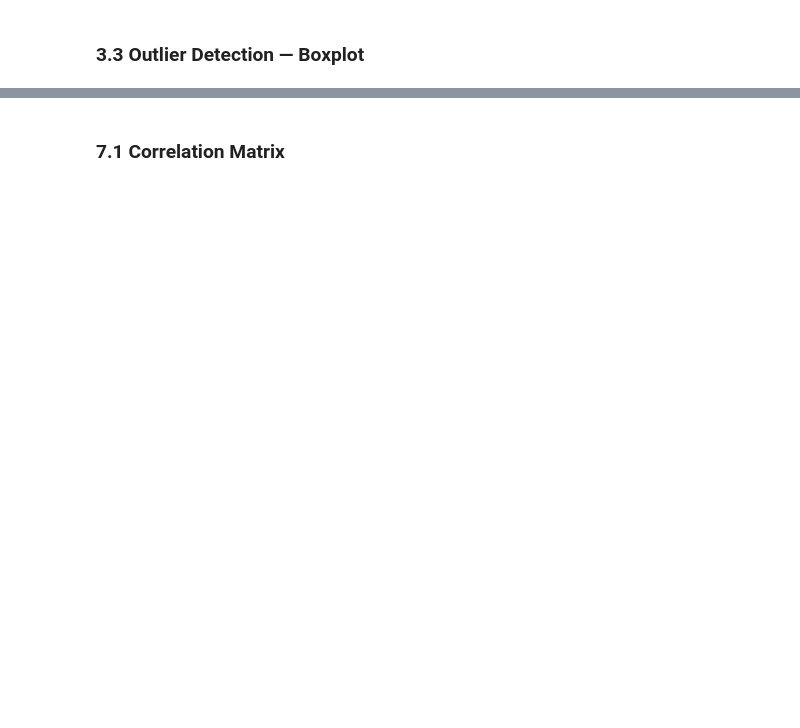
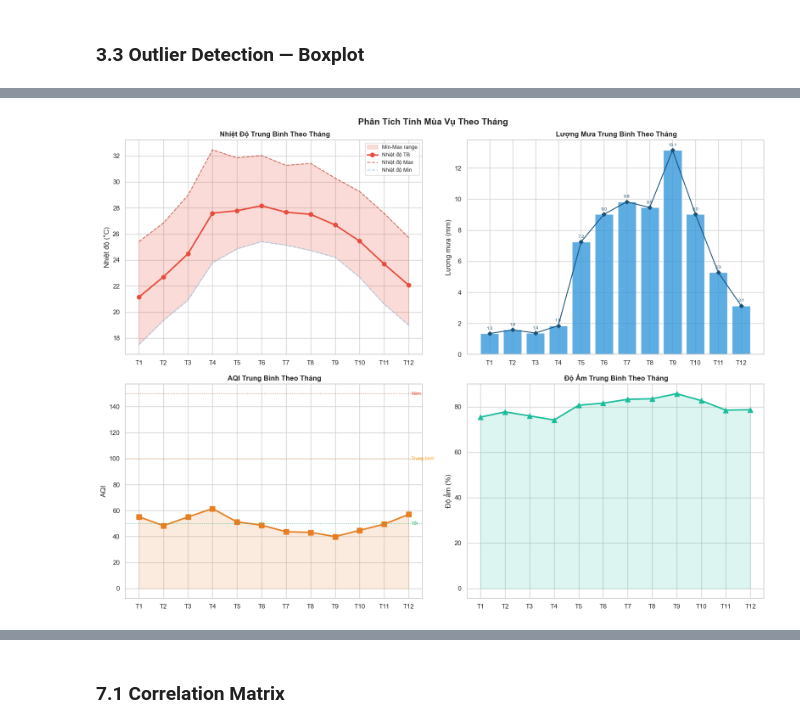
Before and after one commit to ltchcmus/-DataVis--WeatherVietNam, a Jupyter notebook: notebooks/EDA.ipynb, the cells around one changed output, grey strips where cells are left out. Cells and saved outputs as stored; diff of their text form; code cells hidden in the pictures; blank space fills up the shorter version.

```diff
--- a/notebooks/EDA.ipynb
+++ b/notebooks/EDA.ipynb
@@ -271,43 +386,45 @@ ax.fill_between(monthly['month'], monthly['temp_min'], monthly['temp_max'], alph
 ax.plot(monthly['month'], monthly['temp_mean'], color='#e74c3c', marker='o', linewidth=2.5, markersize=7, label='Nhiệt độ TB')
 ax.plot(monthly['month'], monthly['temp_max'], color='#c0392b', linestyle='--', linewidth=1.5, alpha=0.7, label='Nhiệt độ Max')
 ax.plot(monthly['month'], monthly['temp_min'], color='#85c1e9', linestyle='--', linewidth=1.5, alpha=0.7, label='Nhiệt độ Min')
-ax.set_title('🌡️ Nhiệt Độ Trung Bình Theo Tháng', fontsize=12, fontweight='bold')
+ax.set_title(' Nhiệt Độ Trung Bình Theo Tháng', fontsize=12, fontweight='bold')
 ax.set_xticks(range(1, 13)); ax.set_xticklabels(months_label)
 ax.set_ylabel('Nhiệt độ (°C)'); ax.legend(fontsize=9)
 
 # Lượng mưa
 ax = axes[0, 1]
 bars = ax.bar(monthly['month'], monthly['rain'], color='#3498db', alpha=0.8, edgecolor='white')
 ax.plot(monthly['month'], monthly['rain'], color='#1a5276', marker='D', linewidth=1.5, markersize=5)
-ax.set_title('🌧️ Lượng Mưa Trung Bình Theo Tháng', fontsize=12, fontweight='bold')
+ax.set_title(' Lượng Mưa Trung Bình Theo Tháng', fontsize=12, fontweight='bold')
 ax.set_xticks(range(1, 13)); ax.set_xticklabels(months_label)
 ax.set_ylabel('Lượng mưa (mm)')
 for bar, val in zip(bars, monthly['rain']):
     ax.text(bar.get_x() + bar.get_width()/2, bar.get_height() + 0.2, f'{val:.1f}',
             ha='center', va='bottom', fontsize=7.5, color='#1a5276')
 
 # AQI
 ax = axes[1, 0]
 ax.plot(monthly['month'], monthly['aqi'], color='#e67e22', marker='s', linewidth=2.5, markersize=8)
 ax.fill_between(monthly['month'], monthly['aqi'], alpha=0.15, color='#e67e22')
 for thresh, lbl, clr in [(50,'Tốt','#27ae60'),(100,'Trung bình','#f39c12'),(150,'Kém','#e74c3c')]:
     ax.axhline(thresh, color=clr, linestyle=':', alpha=0.7, linewidth=1.2)
     ax.text(12.1, thresh, lbl, color=clr, va='center', fontsize=8)
-ax.set_title('🌫️ AQI Trung Bình Theo Tháng', fontsize=12, fontweight='bold')
+ax.set_title(' AQI Trung Bình Theo Tháng', fontsize=12, fontweight='bold')
 ax.set_xticks(range(1, 13)); ax.set_xticklabels(months_label)
 ax.set_ylabel('AQI')
 
 # Độ ẩm
 ax = axes[1, 1]
 ax.plot(monthly['month'], monthly['humidity'], color='#1abc9c', marker='^', linewidth=2.5, markersize=8)
 ax.fill_between(monthly['month'], monthly['humidity'], alpha=0.15, color='#1abc9c')
-ax.set_title('💧 Độ Ẩm Trung Bình Theo Tháng', fontsize=12, fontweight='bold')
+ax.set_title(' Độ Ẩm Trung Bình Theo Tháng', fontsize=12, fontweight='bold')
 ax.set_xticks(range(1, 13)); ax.set_xticklabels(months_label)
 ax.set_ylabel('Độ ẩm (%)')
 
-plt.suptitle('📅 Phân Tích Tính Mùa Vụ Theo Tháng', fontsize=15, fontweight='bold')
+plt.suptitle(' Phân Tích Tính Mùa Vụ Theo Tháng', fontsize=15, fontweight='bold')
 plt.tight_layout()
 plt.show()
+# %% [output]
+[figure, added]
 # %%
 # Heatmap nhiệt độ theo tỉnh x tháng (Top 20 tỉnh nóng nhất)
 heat_data = df.groupby(['province', 'month'])['temperature_mean'].mean().unstack()
```
Also changed, not shown: parts of 44 cells of this notebook.
